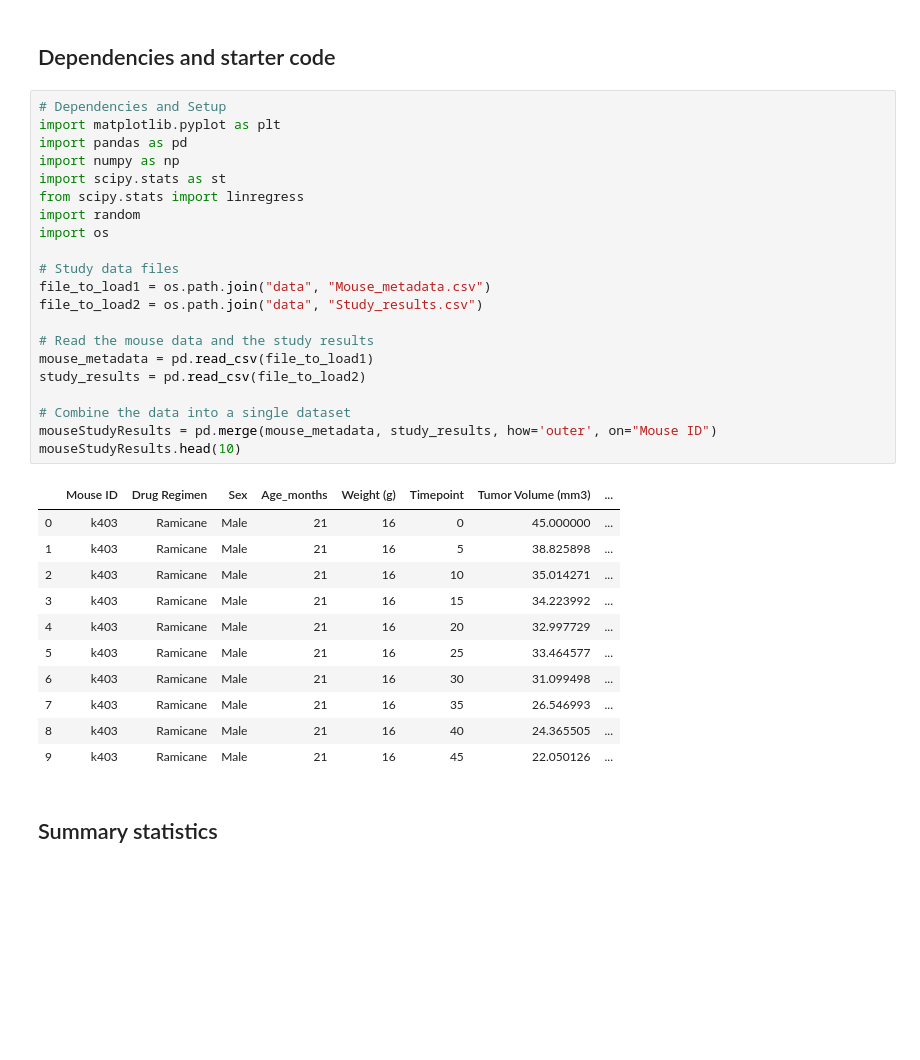
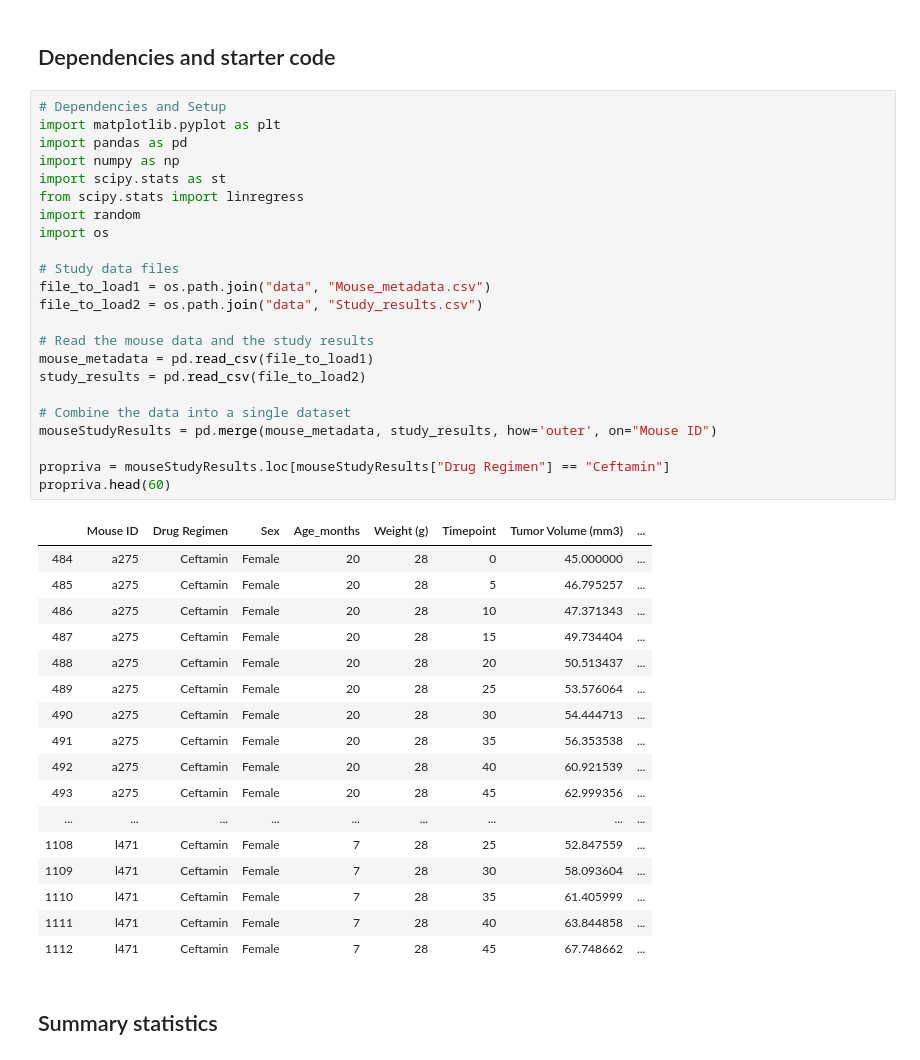
Before and after one commit to rose-gonoud/matplotlib-challenge, a Jupyter notebook: Pymaceuticals/My Pymaceuticals Solution.ipynb, the cells around one changed output. Saved outputs shown, nothing was run; the diff lists cells and outputs as text; blank space fills up the shorter version.

```diff
--- a/Pymaceuticals/My Pymaceuticals Solution.ipynb
+++ b/Pymaceuticals/My Pymaceuticals Solution.ipynb
@@ -5,36 +16,44 @@
 # %%
 # Dependencies and Setup
 import matplotlib.pyplot as plt
 import pandas as pd
 import numpy as np
 import scipy.stats as st
 from scipy.stats import linregress
 import random
 import os
 
 # Study data files
 file_to_load1 = os.path.join("data", "Mouse_metadata.csv")
 file_to_load2 = os.path.join("data", "Study_results.csv")
 
 # Read the mouse data and the study results
 mouse_metadata = pd.read_csv(file_to_load1)
 study_results = pd.read_csv(file_to_load2)
 
 # Combine the data into a single dataset
 mouseStudyResults = pd.merge(mouse_metadata, study_results, how='outer', on="Mouse ID")
-mouseStudyResults.head(10)
+
+propriva = mouseStudyResults.loc[mouseStudyResults["Drug Regimen"] == "Ceftamin"]
+propriva.head(60)
 # %% [output]
 |  | Mouse ID | Drug Regimen | Sex | Age_months | Weight (g) | Timepoint | Tumor Volume (mm3) | ... |
-| 0 | k403 | Ramicane | Male | 21 | 16 | 0 | 45.000000 | ... |
-| 1 | k403 | Ramicane | Male | 21 | 16 | 5 | 38.825898 | ... |
-| 2 | k403 | Ramicane | Male | 21 | 16 | 10 | 35.014271 | ... |
-| 3 | k403 | Ramicane | Male | 21 | 16 | 15 | 34.223992 | ... |
-| 4 | k403 | Ramicane | Male | 21 | 16 | 20 | 32.997729 | ... |
-| 5 | k403 | Ramicane | Male | 21 | 16 | 25 | 33.464577 | ... |
-| 6 | k403 | Ramicane | Male | 21 | 16 | 30 | 31.099498 | ... |
-| 7 | k403 | Ramicane | Male | 21 | 16 | 35 | 26.546993 | ... |
-| 8 | k403 | Ramicane | Male | 21 | 16 | 40 | 24.365505 | ... |
-| 9 | k403 | Ramicane | Male | 21 | 16 | 45 | 22.050126 | ... |
+| 484 | a275 | Ceftamin | Female | 20 | 28 | 0 | 45.000000 | ... |
+| 485 | a275 | Ceftamin | Female | 20 | 28 | 5 | 46.795257 | ... |
+| 486 | a275 | Ceftamin | Female | 20 | 28 | 10 | 47.371343 | ... |
+| 487 | a275 | Ceftamin | Female | 20 | 28 | 15 | 49.734404 | ... |
+| 488 | a275 | Ceftamin | Female | 20 | 28 | 20 | 50.513437 | ... |
+| 489 | a275 | Ceftamin | Female | 20 | 28 | 25 | 53.576064 | ... |
+| 490 | a275 | Ceftamin | Female | 20 | 28 | 30 | 54.444713 | ... |
+| 491 | a275 | Ceftamin | Female | 20 | 28 | 35 | 56.353538 | ... |
+| 492 | a275 | Ceftamin | Female | 20 | 28 | 40 | 60.921539 | ... |
+| 493 | a275 | Ceftamin | Female | 20 | 28 | 45 | 62.999356 | ... |
+| ... | ... | ... | ... | ... | ... | ... | ... | ... |
+| 1108 | l471 | Ceftamin | Female | 7 | 28 | 25 | 52.847559 | ... |
+| 1109 | l471 | Ceftamin | Female | 7 | 28 | 30 | 58.093604 | ... |
+| 1110 | l471 | Ceftamin | Female | 7 | 28 | 35 | 61.405999 | ... |
+| 1111 | l471 | Ceftamin | Female | 7 | 28 | 40 | 63.844858 | ... |
+| 1112 | l471 | Ceftamin | Female | 7 | 28 | 45 | 67.748662 | ... |
 # %% [markdown]
 ## Summary statistics
 # %%
```
Also changed, not shown: parts of 4 cells of this notebook, 2 other files.
